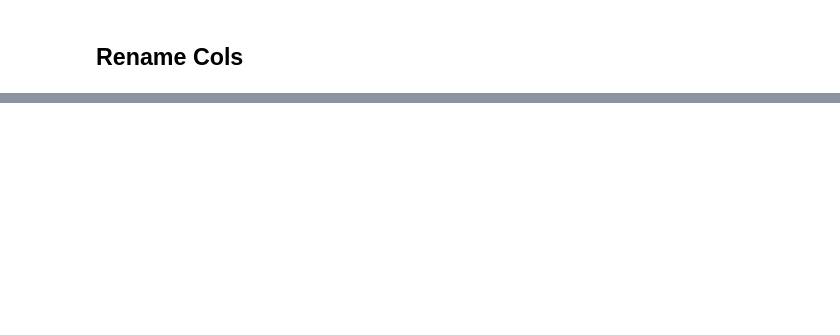
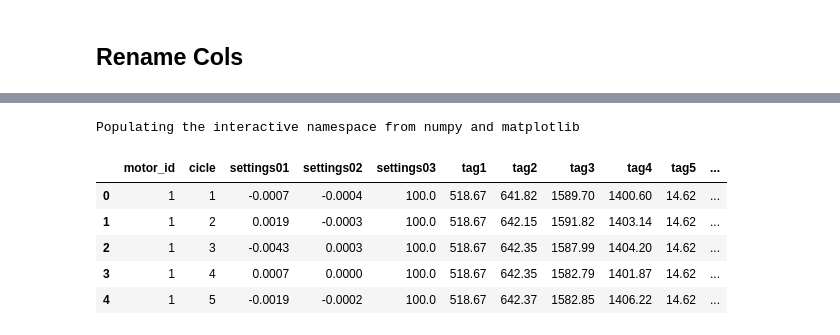
Before and after one commit to franciscofijamo/rocket_science-Inc_predict-_maintence, a Jupyter notebook: Rocket_Science_Inc_predict__maintence.ipynb, the cells around one changed output, grey strips where cells are left out. Saved outputs shown, nothing was run; the diff lists cells and outputs as text; code cells hidden in the pictures; blank space fills up the shorter version.

```diff
--- a/Rocket_Science_Inc_predict__maintence.ipynb
+++ b/Rocket_Science_Inc_predict__maintence.ipynb
@@ -95,0 +112,31 @@ cols = ['motor_id',
+# %%
+# delete Nan columns
+df2 = df1.drop(['tag22', 'tag23'], axis=1)
+
+
+
+# adjust jupyter notebook viz
+def jupyter_settings():
+    %matplotlib inline
+    %pylab inline
+    plt.style.use( 'bmh' )
+    plt.rcParams['figure.figsize'] = [25, 12]
+    plt.rcParams['font.size'] = 24
+    display( HTML( '<style>.container { width:100% !important; }</style>') )
+    pd.options.display.max_columns = None
+    pd.options.display.max_rows = None
+    pd.set_option( 'display.expand_frame_repr', False )
+    sns.set()
+
+jupyter_settings()
+# %% [output]
+Populating the interactive namespace from numpy and matplotlib
+# %%
+df2.head()
+# %% [output]
+|  | motor_id | cicle | settings01 | settings02 | settings03 | tag1 | tag2 | tag3 | tag4 | tag5 | ... |
+| 0 | 1 | 1 | -0.0007 | -0.0004 | 100.0 | 518.67 | 641.82 | 1589.70 | 1400.60 | 14.62 | ... |
+| 1 | 1 | 2 | 0.0019 | -0.0003 | 100.0 | 518.67 | 642.15 | 1591.82 | 1403.14 | 14.62 | ... |
+| 2 | 1 | 3 | -0.0043 | 0.0003 | 100.0 | 518.67 | 642.35 | 1587.99 | 1404.20 | 14.62 | ... |
+| 3 | 1 | 4 | 0.0007 | 0.0000 | 100.0 | 518.67 | 642.35 | 1582.79 | 1401.87 | 14.62 | ... |
+| 4 | 1 | 5 | -0.0019 | -0.0002 | 100.0 | 518.67 | 642.37 | 1582.85 | 1406.22 | 14.62 | ... |
```
Also changed, not shown: parts of 27 cells of this notebook.
